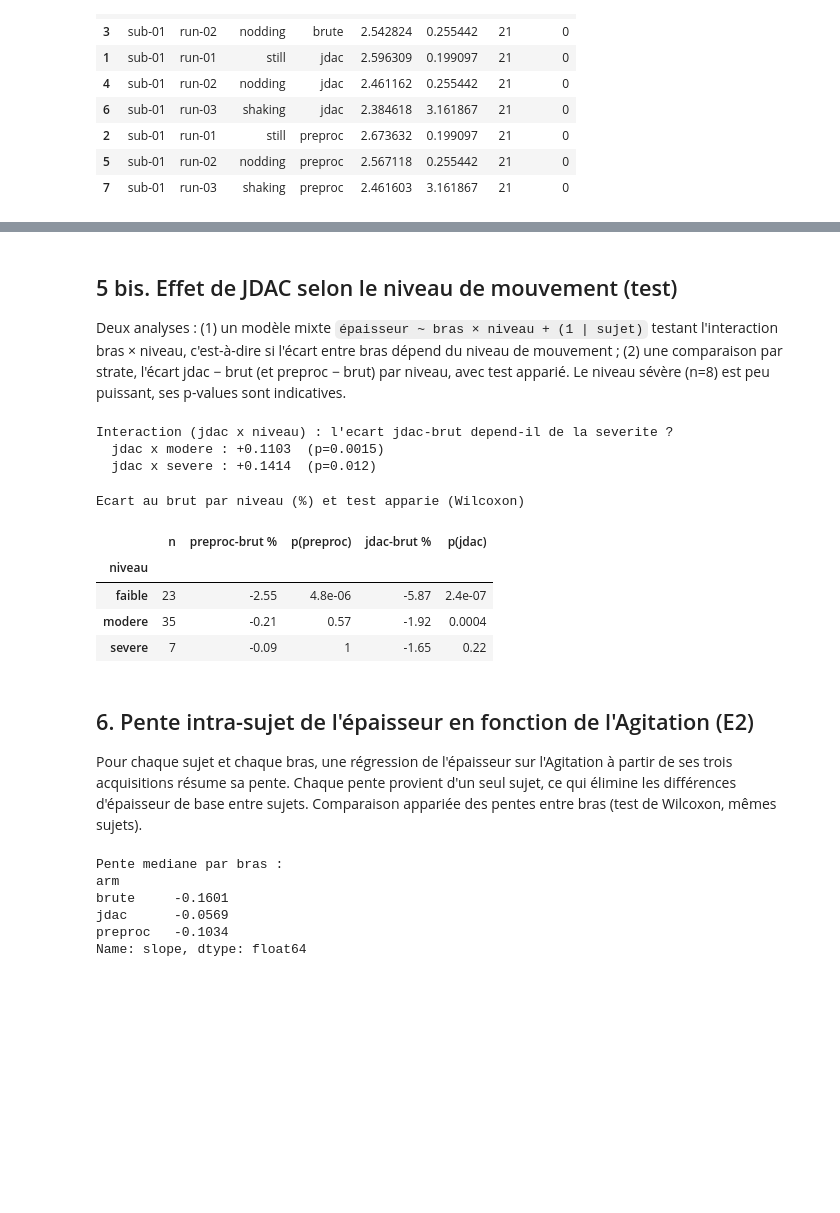
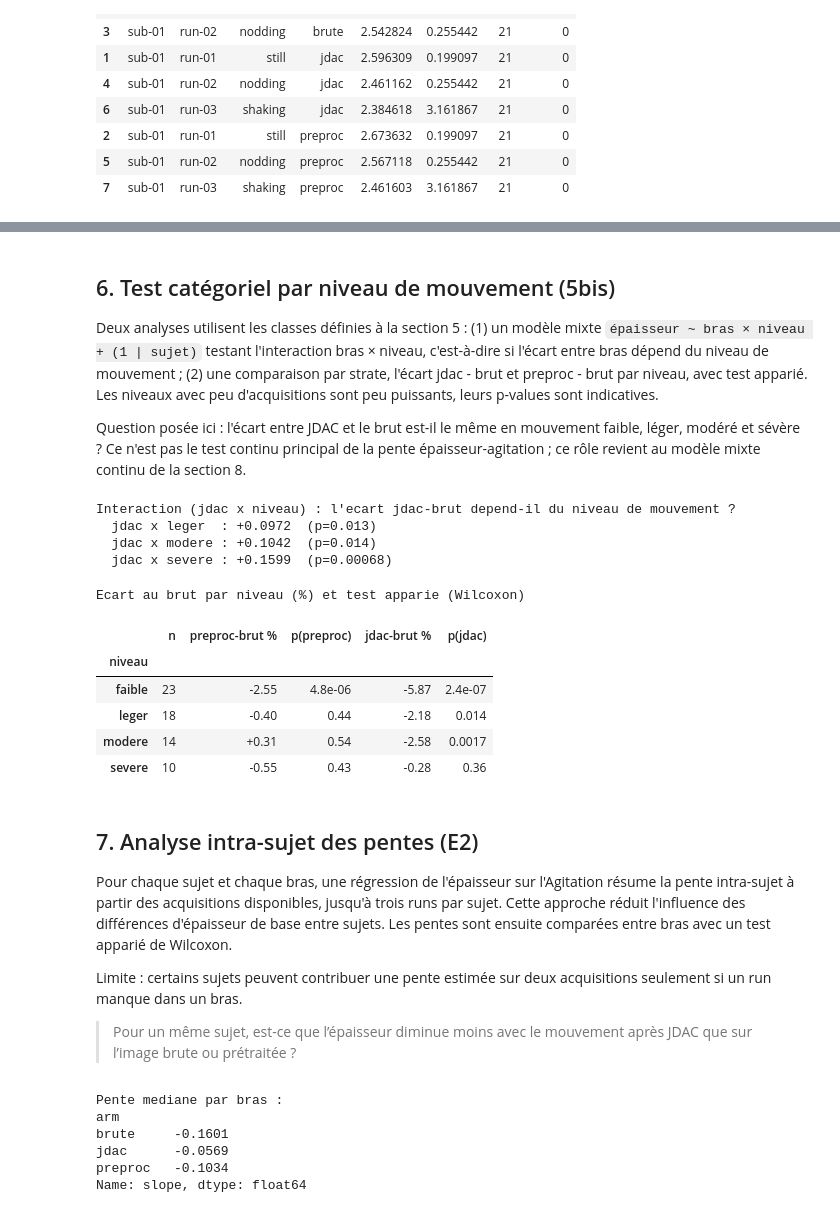
Before and after one commit to math-wil/jdac-motion-correction, a Jupyter notebook: pipelines/ds004332/phase4_compare_3bras/explore_3bras_rigide.ipynb, the cells around one changed output, grey strips where cells are left out. Drawn from its saved outputs; the diff is of its cells as text; code cells hidden in the pictures; blank space fills up the shorter version.

```diff
--- a/pipelines/ds004332/phase4_compare_3bras/explore_3bras_rigide.ipynb
+++ b/pipelines/ds004332/phase4_compare_3bras/explore_3bras_rigide.ipynb
@@ -209,28 +239,16 @@ Les libellés still / nodding / shaking sont des consignes données au sujet, pa
 # %%
-# Niveaux de mouvement reel, seuils ancres sur la distribution (0.3 et 2.6)
+# Niveaux de mouvement reel, decoupage descriptif plus fin
 scans = g[["subject", "run", "agitation"]].drop_duplicates().copy()
-scans["niveau"] = pd.cut(scans["agitation"], [0, 0.3, 2.6, 3.4],
-                         labels=["faible", "modere", "severe"])
+scans["niveau"] = pd.cut(scans["agitation"], [0, 0.3, 1.0, 2.0, np.inf],
+                         labels=["faible", "leger", "modere", "severe"],
+                         include_lowest=True)
 gb = g.merge(scans[["subject", "run", "niveau"]], on=["subject", "run"])
 
 bornes = scans.groupby("niveau", observed=True)["agitation"].agg(n="count", min="min", max="max")
-show(bornes, "Niveaux de mouvement (score Agitation, seuils 0.3 et 2.6)",
+show(bornes, "Niveaux de mouvement (score Agitation : 0.3, 1.0, 2.0)",
      {"n": "{:.0f}", "min": "{:.2f}", "max": "{:.2f}"})
 
 pivb = (gb.pivot_table(index="niveau", columns="arm", values="thickness", aggfunc="mean", observed=True)
-          .reindex(["faible", "modere", "severe"])[["brute", "preproc", "jdac"]])
+          .reindex(["faible", "leger", "modere", "severe"])[["brute", "preproc", "jdac"]])
 show(pivb, "Epaisseur moyenne (mm) par niveau de mouvement x bras", "{:.3f}")
-
-# Nuage : epaisseur vs Agitation, points colores par niveau de mouvement, un panneau par bras
-col_niv = {"faible": "tab:green", "modere": "tab:orange", "severe": "tab:red"}
-fig, axes = plt.subplots(1, 3, figsize=(13, 4.2), sharey=True)
-for ax, arm in zip(axes, ["brute", "preproc", "jdac"]):
-    sub = gb[gb["arm"] == arm]
-    for niv, s in sub.groupby("niveau", observed=True):
-        ax.scatter(s["agitation"], s["thickness"], s=24, alpha=0.7, color=col_niv[niv], label=niv)
-    ax.set_title(arm); ax.set_xlabel("score de mouvement (Agitation)")
-axes[0].set_ylabel("epaisseur moyenne (mm)")
-axes[0].legend(title="niveau", fontsize=8)
-fig.suptitle("Epaisseur vs Agitation, points colores par niveau de mouvement")
-plt.tight_layout(); plt.show()
 # %% [output]
@@ -249,0 +275,13 @@ Epaisseur moyenne (mm) par niveau de mouvement x bras
+# %%
+# Nuage : epaisseur vs Agitation, points colores par niveau de mouvement, un panneau par bras
+col_niv = {"faible": "tab:green", "leger": "tab:blue", "modere": "tab:orange", "severe": "tab:red"}
+fig, axes = plt.subplots(1, 3, figsize=(13, 4.2), sharey=True)
+for ax, arm in zip(axes, ["brute", "preproc", "jdac"]):
+    sub = gb[gb["arm"] == arm]
+    for niv, s in sub.groupby("niveau", observed=True):
+        ax.scatter(s["agitation"], s["thickness"], s=24, alpha=0.7, color=col_niv[niv], label=niv)
+    ax.set_title(arm); ax.set_xlabel("score de mouvement (Agitation)")
+axes[0].set_ylabel("epaisseur moyenne (mm)")
+axes[0].legend(title="niveau", fontsize=8)
+fig.suptitle("Epaisseur vs Agitation, points colores par niveau de mouvement")
+plt.tight_layout(); plt.show()
@@ -250,53 +290,62 @@ Epaisseur moyenne (mm) par niveau de mouvement x bras
 # %% [markdown]
-## 5 bis. Effet de JDAC selon le niveau de mouvement (test)
+## 6. Test catégoriel par niveau de mouvement (5bis)
 
-Deux analyses : (1) un modèle mixte `épaisseur ~ bras × niveau + (1 | sujet)` testant l'interaction bras × niveau, c'est-à-dire si l'écart entre bras dépend du niveau de mouvement ; (2) une comparaison par strate, l'écart jdac − brut (et preproc − brut) par niveau, avec test apparié. Le niveau sévère (n=8) est peu puissant, ses p-values sont indicatives.
+Deux analyses utilisent les classes définies à la section 5 : (1) un modèle mixte `épaisseur ~ bras × niveau + (1 | sujet)` testant l'interaction bras × niveau, c'est-à-dire si l'écart entre bras dépend du niveau de mouvement ; (2) une comparaison par strate, l'écart jdac - brut et preproc - brut par niveau, avec test apparié. Les niveaux avec peu d'acquisitions sont peu puissants, leurs p-values sont indicatives.
+
+Question posée ici : l'écart entre JDAC et le brut est-il le même en mouvement faible, léger, modéré et sévère ? Ce n'est pas le test continu principal de la pente épaisseur-agitation ; ce rôle revient au modèle mixte continu de la section 8.
 # %%
 # (1) Modele mixte avec interaction bras x niveau
 gi = gb.copy()
 gi["arm"] = pd.Categorical(gi["arm"], categories=["brute", "preproc", "jdac"])
 fit_i = smf.mixedlm("thickness ~ C(arm, Treatment('brute')) * C(niveau, Treatment('faible'))",
                     gi, groups=gi["subject"]).fit(reml=True, method="powell", disp=False)
-print("Interaction (jdac x niveau) : l'ecart jdac-brut depend-il de la severite ?")
+print("Interaction (jdac x niveau) : l'ecart jdac-brut depend-il du niveau de mouvement ?")
 for k in fit_i.params.index:
     if ":" in k and "jdac" in k:
         niv = k.split("[T.")[-1].rstrip("]")
         print(f"  jdac x {niv:7s}: {fit_i.params[k]:+.4f}  (p={fit_i.pvalues[k]:.2g})")
 
 # (2) Comparaison par strate : ecart au brut par niveau, test apparie
 paire = (gb.pivot_table(index=["subject", "run", "niveau"], columns="arm",
                         values="thickness", observed=True)
            .dropna(subset=["brute"]).reset_index())
 rows = []
-for niv in ["faible", "modere", "severe"]:
+for niv in ["faible", "leger", "modere", "severe"]:
     s = paire[paire["niveau"] == niv]
     rec = {"niveau": niv, "n": len(s)}
     for arm in ["preproc", "jdac"]:
         ss = s.dropna(subset=[arm])
         rec[f"{arm}-brut %"] = (100 * (ss[arm] - ss["brute"]) / ss["brute"]).mean()
         try:
             rec[f"p({arm})"] = stats.wilcoxon(ss[arm], ss["brute"]).pvalue
         except Exception:
             rec[f"p({arm})"] = float("nan")
     rows.append(rec)
 strat = pd.DataFrame(rows).set_index("niveau")
 show(strat, "Ecart au brut par niveau (%) et test apparie (Wilcoxon)",
      {"n": "{:.0f}", "preproc-brut %": "{:+.2f}", "p(preproc)": "{:.2g}",
       "jdac-brut %": "{:+.2f}", "p(jdac)": "{:.2g}"})
 # %% [output]
-Interaction (jdac x niveau) : l'ecart jdac-brut depend-il de la severite ?
-  jdac x modere : +0.1103  (p=0.0015)
-  jdac x severe : +0.1414  (p=0.012)
+Interaction (jdac x niveau) : l'ecart jdac-brut depend-il du niveau de mouvement ?
+  jdac x leger  : +0.0972  (p=0.013)
+  jdac x modere : +0.1042  (p=0.014)
+  jdac x severe : +0.1599  (p=0.00068)
 Ecart au brut par niveau (%) et test apparie (Wilcoxon)
 |  | n | preproc-brut % | p(preproc) | jdac-brut % | p(jdac) |
 | niveau |  |  |  |  |  |
 | faible | 23 | -2.55 | 4.8e-06 | -5.87 | 2.4e-07 |
-| modere | 35 | -0.21 | 0.57 | -1.92 | 0.0004 |
-| severe | 7 | -0.09 | 1 | -1.65 | 0.22 |
+| leger | 18 | -0.40 | 0.44 | -2.18 | 0.014 |
+| modere | 14 | +0.31 | 0.54 | -2.58 | 0.0017 |
+| severe | 10 | -0.55 | 0.43 | -0.28 | 0.36 |
 # %% [markdown]
-## 6. Pente intra-sujet de l'épaisseur en fonction de l'Agitation (E2)
+## 7. Analyse intra-sujet des pentes (E2)
 
-Pour chaque sujet et chaque bras, une régression de l'épaisseur sur l'Agitation à partir de ses trois acquisitions résume sa pente. Chaque pente provient d'un seul sujet, ce qui élimine les différences d'épaisseur de base entre sujets. Comparaison appariée des pentes entre bras (test de Wilcoxon, mêmes sujets).
+Pour chaque sujet et chaque bras, une régression de l'épaisseur sur l'Agitation résume la pente intra-sujet à partir des acquisitions disponibles, jusqu'à trois runs par sujet. Cette approche réduit l'influence des différences d'épaisseur de base entre sujets. Les pentes sont ensuite comparées entre bras avec un test apparié de Wilcoxon.
+
+Limite : certains sujets peuvent contribuer une pente estimée sur deux acquisitions seulement si un run manque dans un bras.
+
+  > Pour un même sujet, est-ce que l’épaisseur diminue moins avec le mouvement après JDAC que sur l’image brute ou
+  > prétraitée ?
 # %%
 rows = []
 for (subj, arm), sub in g.groupby(["subject", "arm"]):
```
Also changed, not shown: parts of 20 cells of this notebook, 1 other file.
